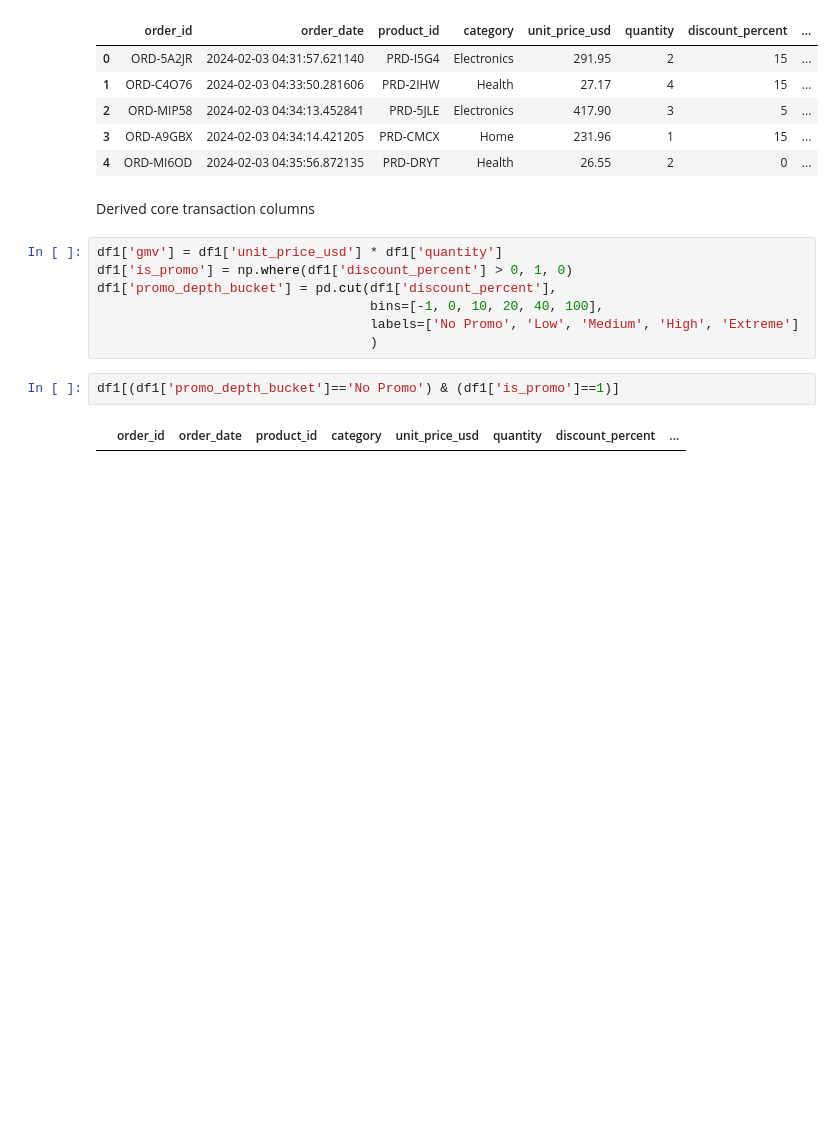
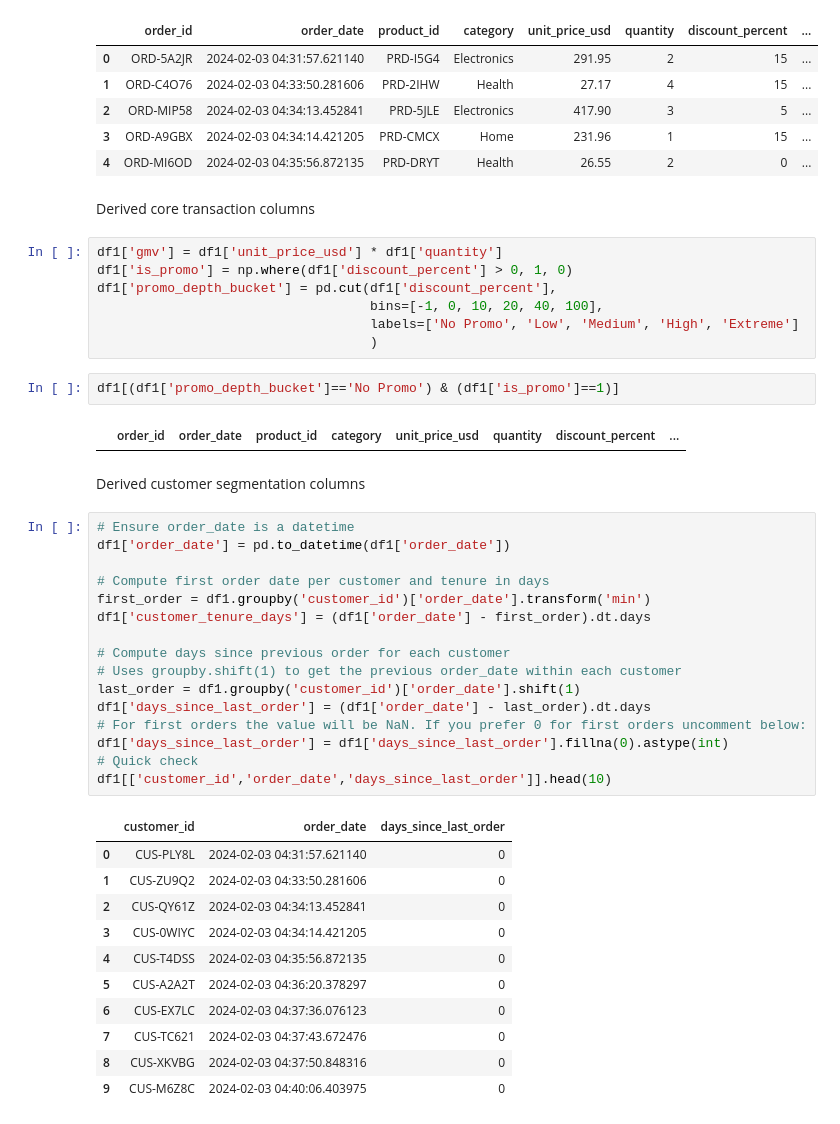
Before and after one commit to arkanhadna/promo-analysis, a Jupyter notebook: main.ipynb, the cells around one changed output. Drawn from its saved outputs; the diff is of its cells as text; blank space fills up the shorter version.

```diff
--- a/main.ipynb
+++ b/main.ipynb
@@ -130,3 +130,33 @@ df1['promo_depth_bucket'] = pd.cut(df1['discount_percent'],
 df1[(df1['promo_depth_bucket']=='No Promo') & (df1['is_promo']==1)]
 # %% [output]
 |  | order_id | order_date | product_id | category | unit_price_usd | quantity | discount_percent | ... |
+# %% [markdown]
+Derived customer segmentation columns
+# %%
+# Ensure order_date is a datetime
+df1['order_date'] = pd.to_datetime(df1['order_date'])
+
+# Compute first order date per customer and tenure in days
+first_order = df1.groupby('customer_id')['order_date'].transform('min')
+df1['customer_tenure_days'] = (df1['order_date'] - first_order).dt.days
+
+# Compute days since previous order for each customer
+# Uses groupby.shift(1) to get the previous order_date within each customer
+last_order = df1.groupby('customer_id')['order_date'].shift(1)
+df1['days_since_last_order'] = (df1['order_date'] - last_order).dt.days
+# For first orders the value will be NaN. If you prefer 0 for first orders uncomment below:
+df1['days_since_last_order'] = df1['days_since_last_order'].fillna(0).astype(int)
+# Quick check
+df1[['customer_id','order_date','days_since_last_order']].head(10)
+# %% [output]
+|  | customer_id | order_date | days_since_last_order |
+| 0 | CUS-PLY8L | 2024-02-03 04:31:57.621140 | 0 |
+| 1 | CUS-ZU9Q2 | 2024-02-03 04:33:50.281606 | 0 |
+| 2 | CUS-QY61Z | 2024-02-03 04:34:13.452841 | 0 |
+| 3 | CUS-0WIYC | 2024-02-03 04:34:14.421205 | 0 |
+| 4 | CUS-T4DSS | 2024-02-03 04:35:56.872135 | 0 |
+| 5 | CUS-A2A2T | 2024-02-03 04:36:20.378297 | 0 |
+| 6 | CUS-EX7LC | 2024-02-03 04:37:36.076123 | 0 |
+| 7 | CUS-TC621 | 2024-02-03 04:37:43.672476 | 0 |
+| 8 | CUS-XKVBG | 2024-02-03 04:37:50.848316 | 0 |
+| 9 | CUS-M6Z8C | 2024-02-03 04:40:06.403975 | 0 |
```
Also changed, not shown: parts of 2 cells of this notebook.
